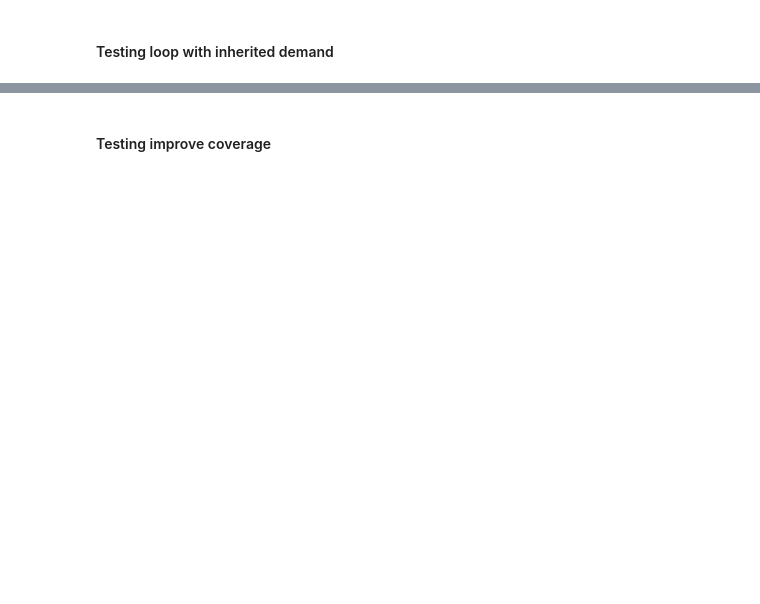
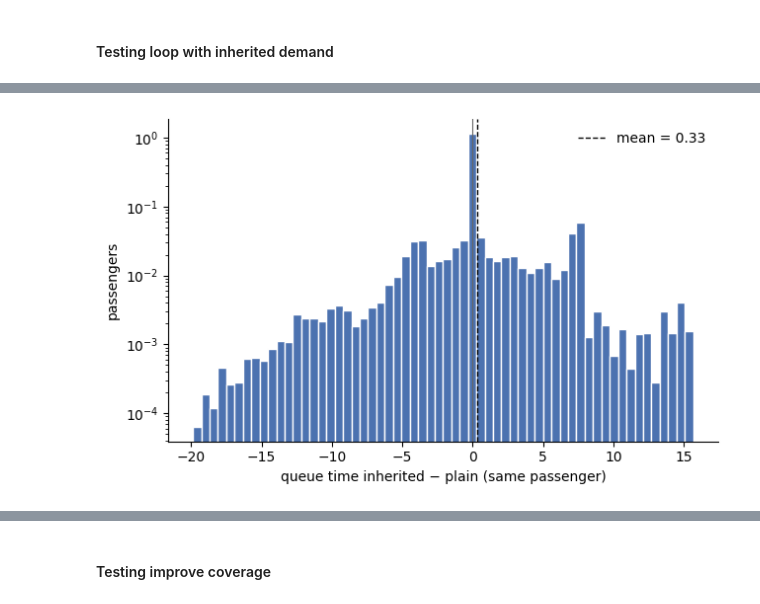
Before and after one commit to ZanchiLorenzo/security_paper, a Jupyter notebook: Second Tester.ipynb, the cells around one changed output, grey strips where cells are left out. Drawn from its saved outputs; the diff is of its cells as text; code cells hidden in the pictures; blank space fills up the shorter version.

```diff
--- a/Second Tester.ipynb
+++ b/Second Tester.ipynb
@@ -135,0 +186,4 @@ blocchi 7 → 7 | capacità 132 → 132 | obiettivo 33.668 → 33.668 | coda flu
+# %%
+merge_pax = pd.merge(pax1, pax2, on=['scenario_id', 'id'], suffixes=('_plain', '_inherited'), how='outer', indicator=True)
+merge_pax['queue_time_diff'] = merge_pax['queue_time_inherited'] - merge_pax['queue_time_plain']
+merge_pax
@@ -135,0 +204,13 @@ blocchi 7 → 7 | capacità 132 → 132 | obiettivo 33.668 → 33.668 | coda flu
+# %%
+d = merge_pax.loc[merge_pax["_merge"] == "both", "queue_time_diff"].dropna()
+
+fig, ax = plt.subplots(figsize=(6.5, 4))
+ax.hist(d, bins=60, density=True, color="#4c72b0", edgecolor="white")
+ax.axvline(0, color="#666", lw=0.8)
+ax.axvline(d.mean(), color="k", ls="--", lw=1, label=f"mean = {d.mean():.2f}")
+ax.set_yscale("log")
+ax.set_xlabel("queue time inherited − plain (same passenger)"); ax.set_ylabel("passengers")
+ax.legend(frameon=False); ax.spines[["top", "right"]].set_visible(False)
+fig.tight_layout(); plt.show()
+# %% [output]
+[figure, added]
```
Also changed, not shown: parts of 19 cells of this notebook, 1 other file.
